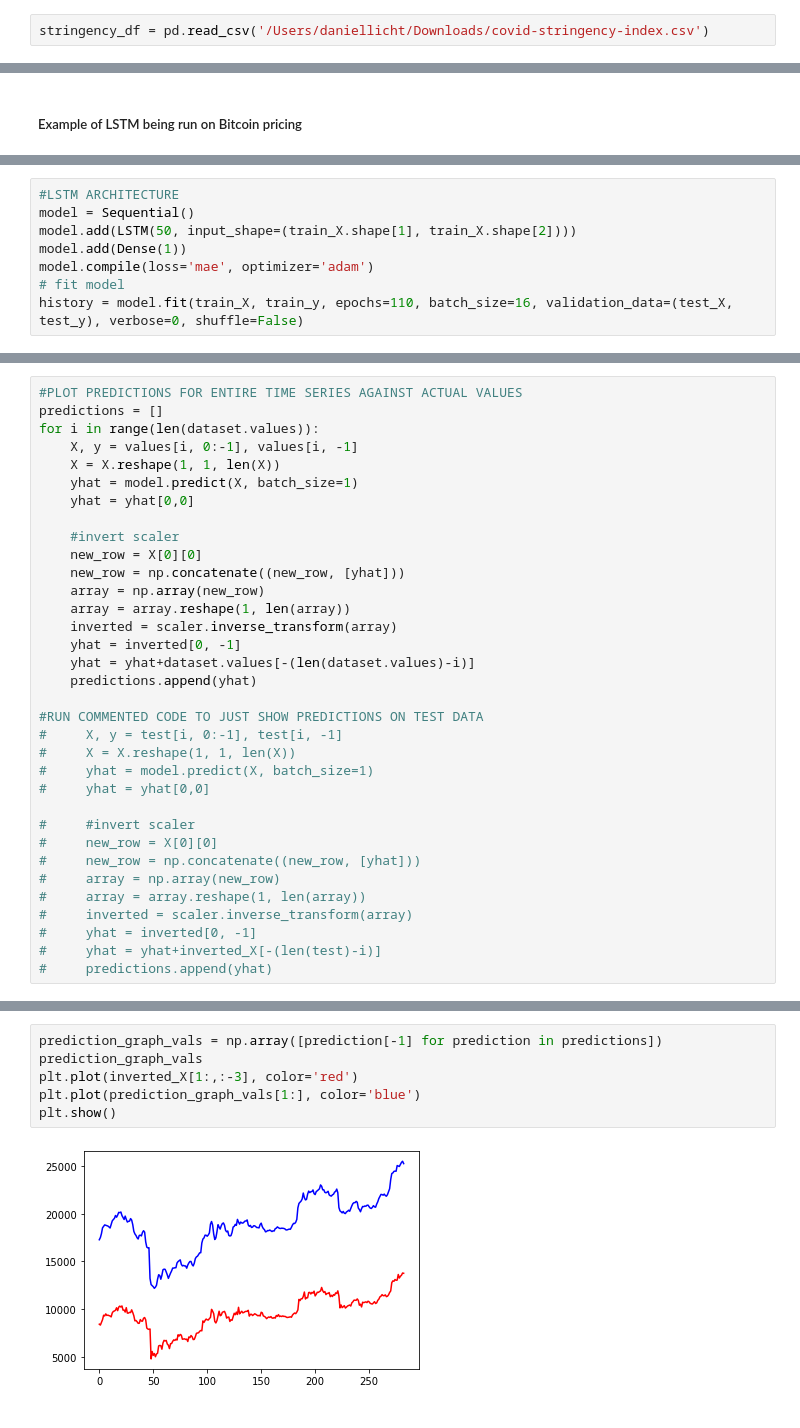
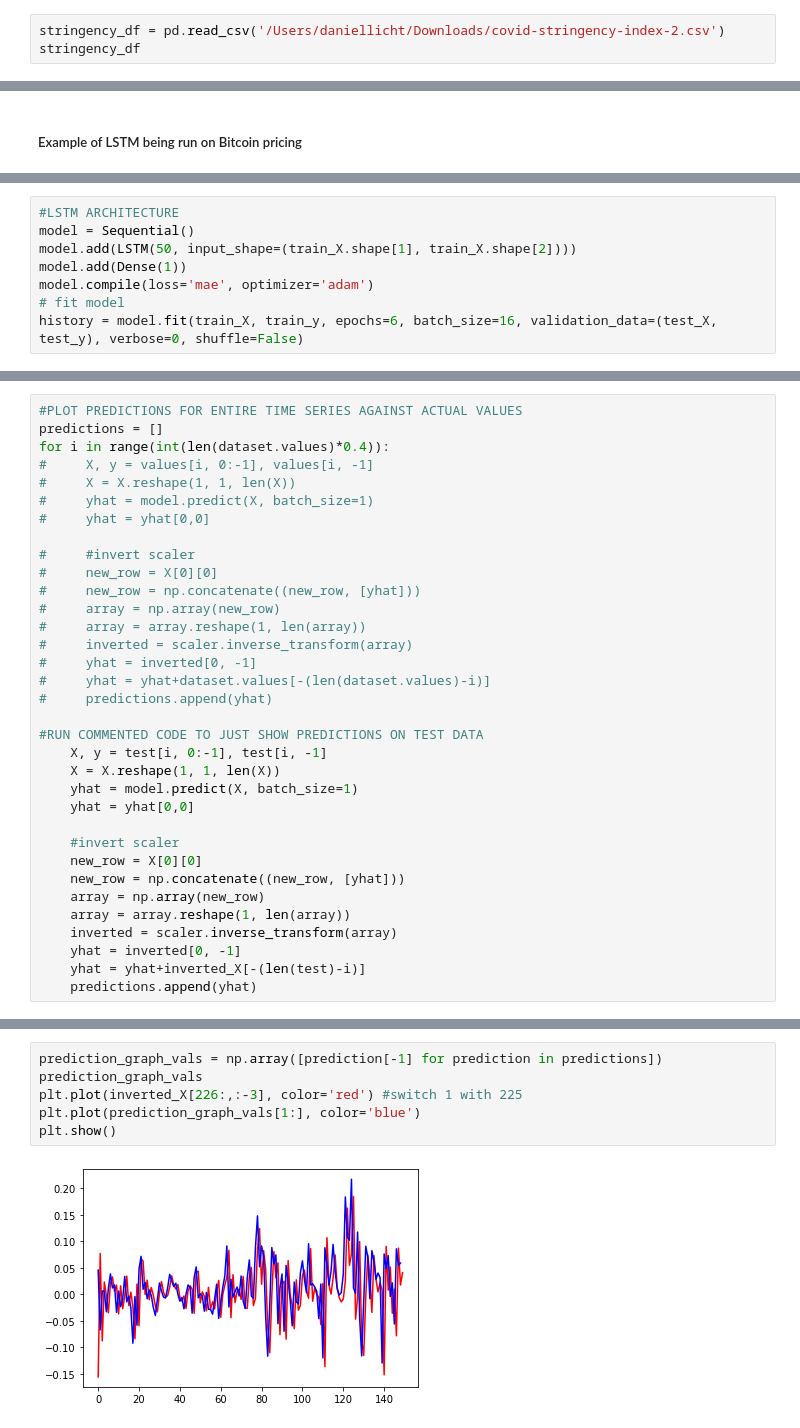
Before and after one commit to daniellicht13/Capstone, a Jupyter notebook: LSTM_with_15_coins.ipynb, the cells around one changed output, grey strips where cells are left out. Drawn from its saved outputs; the diff is of its cells as text.

```diff
--- a/LSTM_with_15_coins.ipynb
+++ b/LSTM_with_15_coins.ipynb
@@ -119,4 +184,5 @@ plt.plot(gd_df.iloc[0:, 4:].sum(axis=0))
 # %% [markdown]
 ##### Aggregating and averaging government stringency
 # %%
-stringency_df = pd.read_csv('/Users/daniellicht/Downloads/covid-stringency-index.csv')
+stringency_df = pd.read_csv('/Users/daniellicht/Downloads/covid-stringency-index-2.csv')
+stringency_df
@@ -257,7 +423,7 @@ model.add(LSTM(50, input_shape=(train_X.shape[1], train_X.shape[2])))
 model.add(Dense(1))
 model.compile(loss='mae', optimizer='adam')
 # fit model
-history = model.fit(train_X, train_y, epochs=110, batch_size=16, validation_data=(test_X, test_y), verbose=0, shuffle=False)
+history = model.fit(train_X, train_y, epochs=6, batch_size=16, validation_data=(test_X, test_y), verbose=0, shuffle=False)
 # %%
 #GRAPH OF LOSS FUNCTIONS
 plt.plot(history.history['loss'], label='train')
@@ -269,8 +435,24 @@ plt.show()
 # %%
 #PLOT PREDICTIONS FOR ENTIRE TIME SERIES AGAINST ACTUAL VALUES
 predictions = []
-for i in range(len(dataset.values)):
-    X, y = values[i, 0:-1], values[i, -1]
+for i in range(int(len(dataset.values)*0.4)):
+#     X, y = values[i, 0:-1], values[i, -1]
+#     X = X.reshape(1, 1, len(X))
+#     yhat = model.predict(X, batch_size=1)
+#     yhat = yhat[0,0]
+
+#     #invert scaler
+#     new_row = X[0][0]
+#     new_row = np.concatenate((new_row, [yhat]))
+#     array = np.array(new_row)
+#     array = array.reshape(1, len(array))
+#     inverted = scaler.inverse_transform(array)
+#     yhat = inverted[0, -1]
+#     yhat = yhat+dataset.values[-(len(dataset.values)-i)]
+#     predictions.append(yhat)
+
+#RUN COMMENTED CODE TO JUST SHOW PREDICTIONS ON TEST DATA
+    X, y = test[i, 0:-1], test[i, -1]
     X = X.reshape(1, 1, len(X))
     yhat = model.predict(X, batch_size=1)
     yhat = yhat[0,0]
@@ -282,22 +464,6 @@ for i in range(len(dataset.values)):
     array = array.reshape(1, len(array))
     inverted = scaler.inverse_transform(array)
     yhat = inverted[0, -1]
-    yhat = yhat+dataset.values[-(len(dataset.values)-i)]
+    yhat = yhat+inverted_X[-(len(test)-i)]
     predictions.append(yhat)
-
-#RUN COMMENTED CODE TO JUST SHOW PREDICTIONS ON TEST DATA
-#     X, y = test[i, 0:-1], test[i, -1]
-#     X = X.reshape(1, 1, len(X))
-#     yhat = model.predict(X, batch_size=1)
-#     yhat = yhat[0,0]
-
-#     #invert scaler
-#     new_row = X[0][0]
-#     new_row = np.concatenate((new_row, [yhat]))
-#     array = np.array(new_row)
-#     array = array.reshape(1, len(array))
-#     inverted = scaler.inverse_transform(array)
-#     yhat = inverted[0, -1]
-#     yhat = yhat+inverted_X[-(len(test)-i)]
-#     predictions.append(yhat)
 # %% [markdown]
@@ -305,8 +475,8 @@ for i in range(len(dataset.values)):
 # %%
 prediction_graph_vals = np.array([prediction[-1] for prediction in predictions])
 prediction_graph_vals
-plt.plot(inverted_X[1:,:-3], color='red')
+plt.plot(inverted_X[226:,:-3], color='red') #switch 1 with 225
 plt.plot(prediction_graph_vals[1:], color='blue')
 plt.show()
 # %% [output]
-[figure, old version]
+[figure, new version]
```
Also changed, not shown: parts of 26 cells of this notebook.
